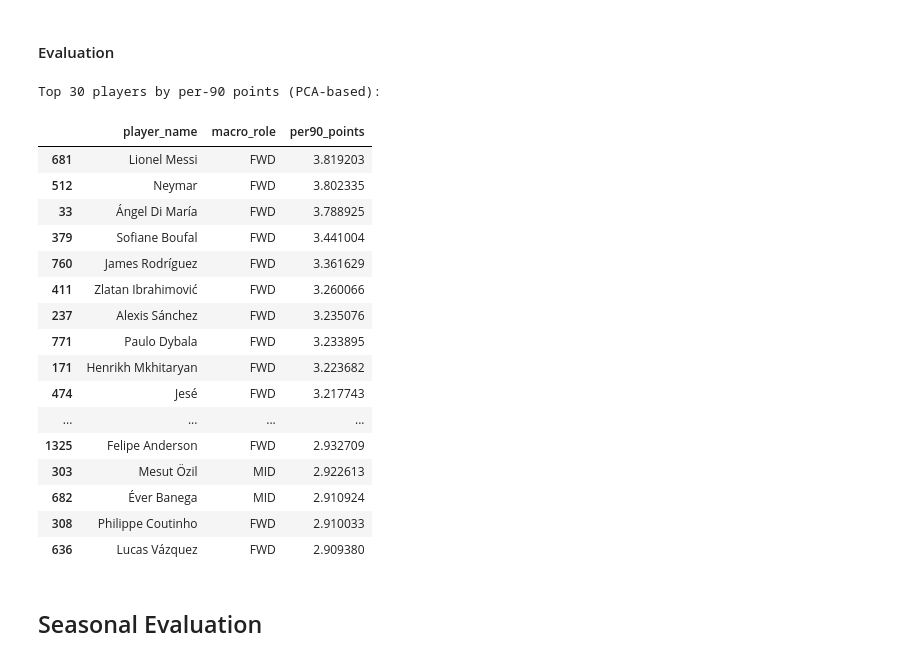
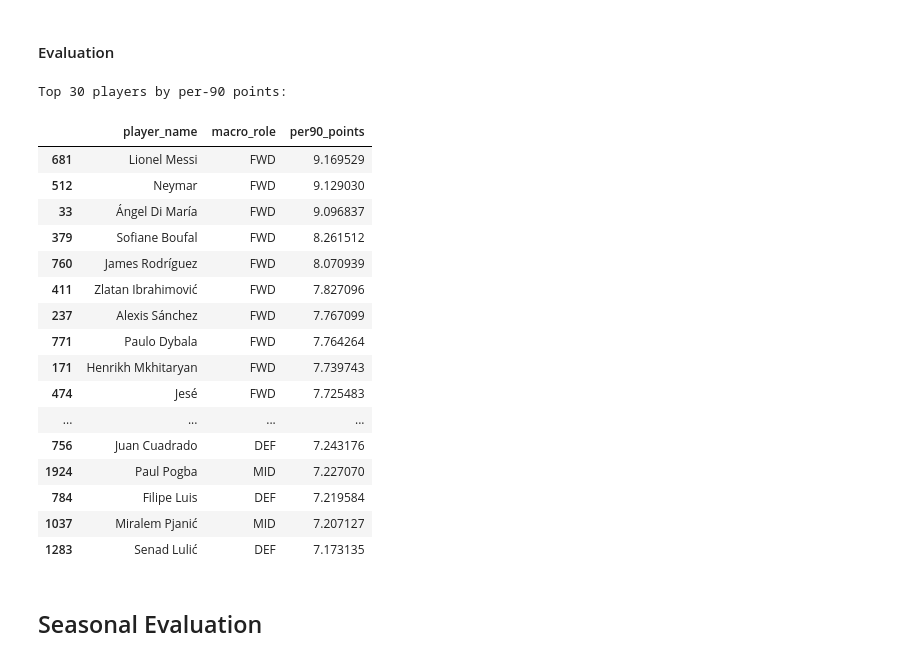
Before and after one commit to Manuele23/Parma-assignment, a Jupyter notebook: task2_ballon_dor/03_rule_based.ipynb, the cells around one changed output. Cells and saved outputs as stored; diff of their text form; code cells hidden in the pictures.

```diff
--- a/task2_ballon_dor/03_rule_based.ipynb
+++ b/task2_ballon_dor/03_rule_based.ipynb
@@ -461,3 +461,29 @@ gk_save_ratio                    0.000000
 gk_saves_per90                   0.000000
 gk_goals_conceded_per90          0.000000
 dtype: float64
+# %%
+import pandas as pd
+
+# Function to normalize weights for each role
+def normalize_weights_per_role(weights):
+    normalized_weights = {}
+    for role, weight in weights.items():
+        # Normalizzare i pesi di ogni ruolo tra 0 e 1
+        min_weight = weight.min()
+        max_weight = weight.max()
+
+        # Se ci sono valori unici o tutti uguali, evitare la divisione per zero
+        if max_weight != min_weight:
+            normalized_weights[role] = (weight - min_weight) / (max_weight - min_weight)
+        else:
+            normalized_weights[role] = weight  # Mantieni i pesi invariati se max e min sono uguali
+    return normalized_weights
+
+# Normalizza i pesi per ruolo
+normalized_role_weights = normalize_weights_per_role(role_weights)
+
+# Stampa i pesi normalizzati per ogni ruolo
+for role, weight in normalized_role_weights.items():
+    print(f"Normalized Weights for the role {role}:")
+    print(weight)
+    print("\n")
@@ -466,42 +510,42 @@ dtype: float64
 # %%
 
 # Apply the new weights to compute the per90_index ===
 def compute_role_index_pca(row, weights):
     role = row["macro_role"]
     score = 0
     if role in weights:
         for metric, w in weights[role].items():
             if metric in row.index:
                 score += w * row[metric]
     return score
 
 # Apply per90 points using PCA weights
-df_per90["per90_points"] = df_per90.apply(lambda r: compute_role_index_pca(r, role_weights), axis=1)
+df_per90["per90_points"] = df_per90.apply(lambda r: compute_role_index_pca(r, normalized_role_weights), axis=1)
 
 # Display the Top 30 players based on per90_points
 top30_per90_pca = df_per90.sort_values("per90_points", ascending=False).head(30)
 
-print("Top 30 players by per-90 points (PCA-based):")
+print("Top 30 players by per-90 points:")
 display(top30_per90_pca[["player_name", "macro_role", "per90_points"]])
 # %% [output]
-Top 30 players by per-90 points (PCA-based):
+Top 30 players by per-90 points:
 |  | player_name | macro_role | per90_points |
-| 681 | Lionel Messi | FWD | 3.819203 |
-| 512 | Neymar | FWD | 3.802335 |
-| 33 | Ángel Di María | FWD | 3.788925 |
-| 379 | Sofiane Boufal | FWD | 3.441004 |
-| 760 | James Rodríguez | FWD | 3.361629 |
-| 411 | Zlatan Ibrahimović | FWD | 3.260066 |
-| 237 | Alexis Sánchez | FWD | 3.235076 |
-| 771 | Paulo Dybala | FWD | 3.233895 |
-| 171 | Henrikh Mkhitaryan | FWD | 3.223682 |
-| 474 | Jesé | FWD | 3.217743 |
+| 681 | Lionel Messi | FWD | 9.169529 |
+| 512 | Neymar | FWD | 9.129030 |
+| 33 | Ángel Di María | FWD | 9.096837 |
+| 379 | Sofiane Boufal | FWD | 8.261512 |
+| 760 | James Rodríguez | FWD | 8.070939 |
+| 411 | Zlatan Ibrahimović | FWD | 7.827096 |
+| 237 | Alexis Sánchez | FWD | 7.767099 |
+| 771 | Paulo Dybala | FWD | 7.764264 |
+| 171 | Henrikh Mkhitaryan | FWD | 7.739743 |
+| 474 | Jesé | FWD | 7.725483 |
 | ... | ... | ... | ... |
-| 1325 | Felipe Anderson | FWD | 2.932709 |
-| 303 | Mesut Özil | MID | 2.922613 |
-| 682 | Éver Banega | MID | 2.910924 |
-| 308 | Philippe Coutinho | FWD | 2.910033 |
-| 636 | Lucas Vázquez | FWD | 2.909380 |
+| 756 | Juan Cuadrado | DEF | 7.243176 |
+| 1924 | Paul Pogba | MID | 7.227070 |
+| 784 | Filipe Luis | DEF | 7.219584 |
+| 1037 | Miralem Pjanić | MID | 7.207127 |
+| 1283 | Senad Lulić | DEF | 7.173135 |
 # %% [markdown]
 ## Seasonal Evaluation
 # %%
```
Also changed, not shown: parts of 5 cells of this notebook.
